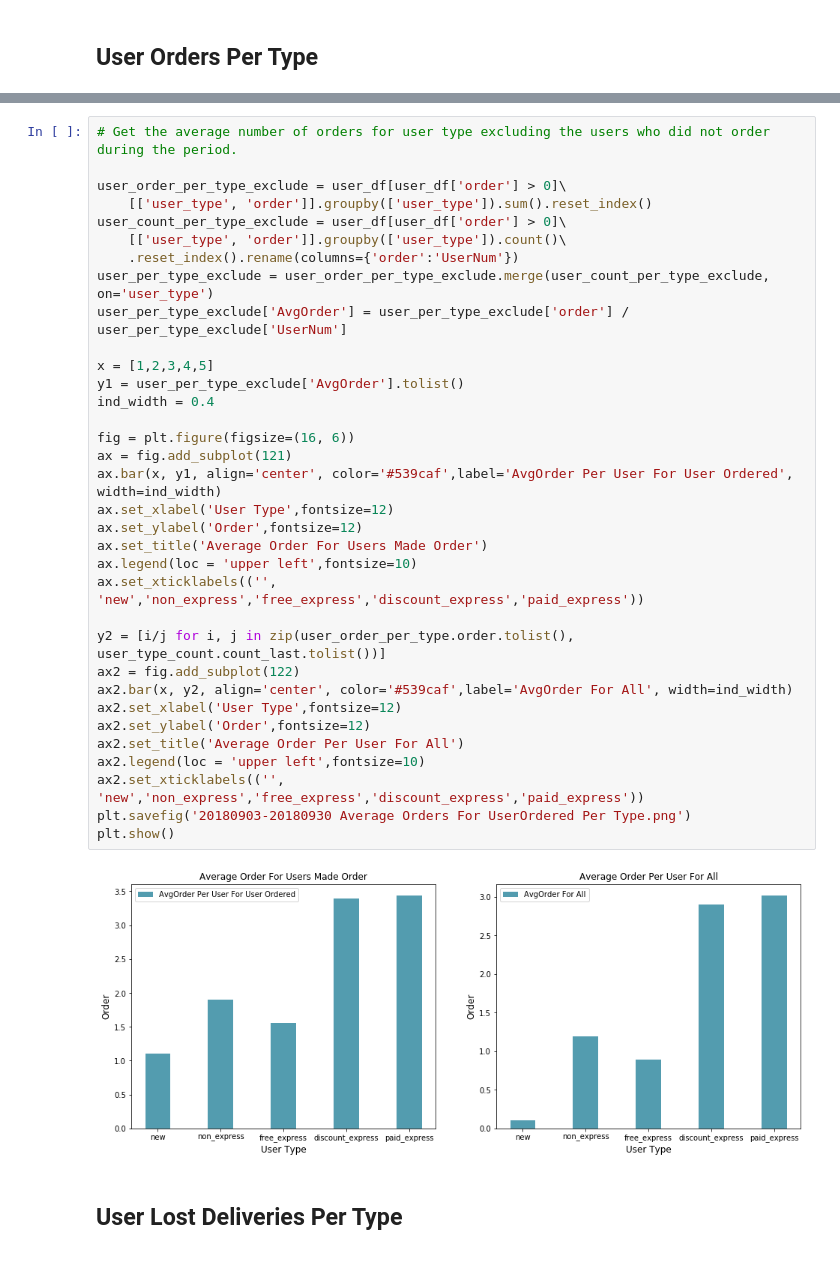
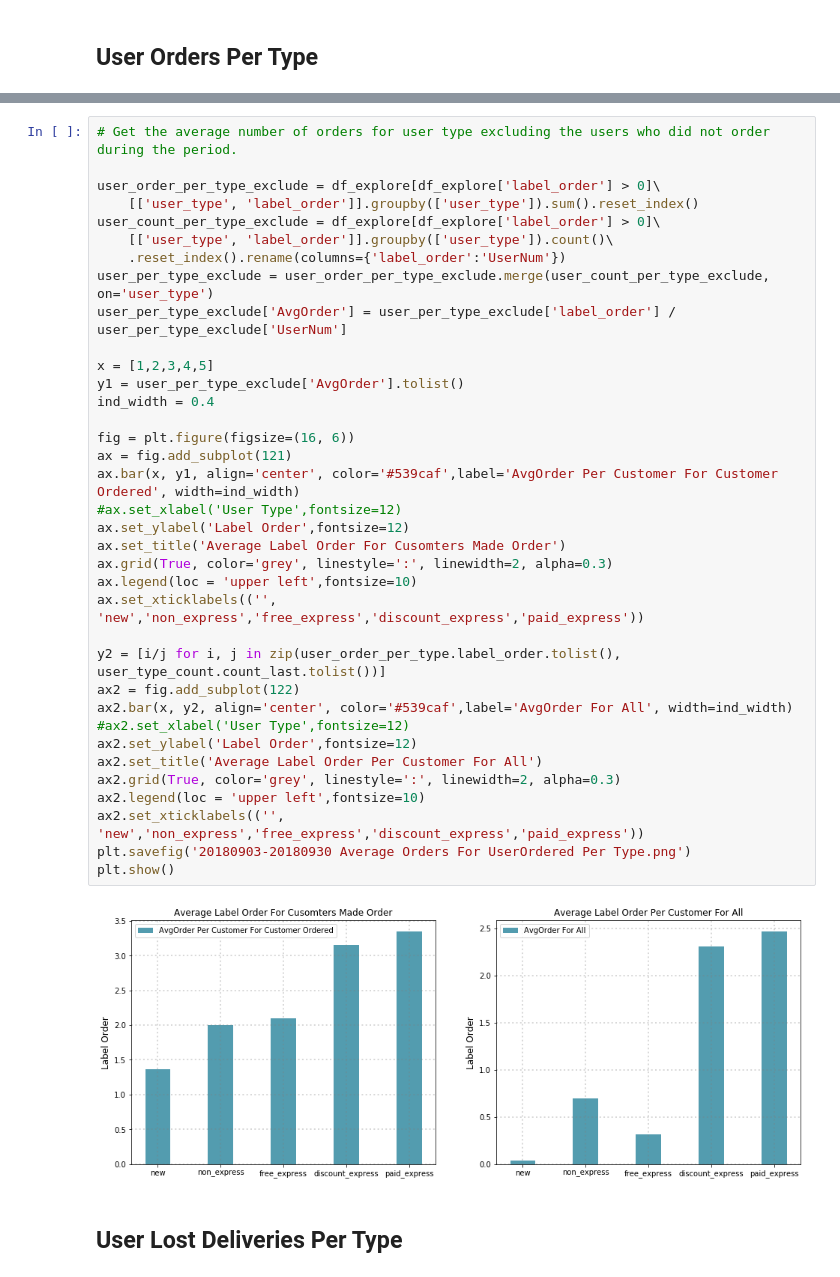
Before and after one commit to JustinNew/archive, a Jupyter notebook: projects/LostDemandImpact/Lost_Deliveries_Impact_V1.0.ipynb, the cells around one changed output, grey strips where cells are left out. Saved outputs shown, nothing was run; the diff lists cells and outputs as text.

```diff
--- a/projects/LostDemandImpact/Lost_Deliveries_Impact_V1.0.ipynb
+++ b/projects/LostDemandImpact/Lost_Deliveries_Impact_V1.0.ipynb
@@ -312,39 +319,41 @@ plt.show()
 # %%
 # Get the average number of orders for user type excluding the users who did not order during the period.
 
-user_order_per_type_exclude = user_df[user_df['order'] > 0]\
-    [['user_type', 'order']].groupby(['user_type']).sum().reset_index()
-user_count_per_type_exclude = user_df[user_df['order'] > 0]\
-    [['user_type', 'order']].groupby(['user_type']).count()\
-    .reset_index().rename(columns={'order':'UserNum'})
+user_order_per_type_exclude = df_explore[df_explore['label_order'] > 0]\
+    [['user_type', 'label_order']].groupby(['user_type']).sum().reset_index()
+user_count_per_type_exclude = df_explore[df_explore['label_order'] > 0]\
+    [['user_type', 'label_order']].groupby(['user_type']).count()\
+    .reset_index().rename(columns={'label_order':'UserNum'})
 user_per_type_exclude = user_order_per_type_exclude.merge(user_count_per_type_exclude, on='user_type')
-user_per_type_exclude['AvgOrder'] = user_per_type_exclude['order'] / user_per_type_exclude['UserNum']
+user_per_type_exclude['AvgOrder'] = user_per_type_exclude['label_order'] / user_per_type_exclude['UserNum']
 
 x = [1,2,3,4,5]
 y1 = user_per_type_exclude['AvgOrder'].tolist()
 ind_width = 0.4
 
 fig = plt.figure(figsize=(16, 6))
 ax = fig.add_subplot(121)
-ax.bar(x, y1, align='center', color='#539caf',label='AvgOrder Per User For User Ordered', width=ind_width)
-ax.set_xlabel('User Type',fontsize=12)
-ax.set_ylabel('Order',fontsize=12)
-ax.set_title('Average Order For Users Made Order')
+ax.bar(x, y1, align='center', color='#539caf',label='AvgOrder Per Customer For Customer Ordered', width=ind_width)
+#ax.set_xlabel('User Type',fontsize=12)
+ax.set_ylabel('Label Order',fontsize=12)
+ax.set_title('Average Label Order For Cusomters Made Order')
+ax.grid(True, color='grey', linestyle=':', linewidth=2, alpha=0.3)
 ax.legend(loc = 'upper left',fontsize=10)
 ax.set_xticklabels(('', 'new','non_express','free_express','discount_express','paid_express'))
 
-y2 = [i/j for i, j in zip(user_order_per_type.order.tolist(), user_type_count.count_last.tolist())]
+y2 = [i/j for i, j in zip(user_order_per_type.label_order.tolist(), user_type_count.count_last.tolist())]
 ax2 = fig.add_subplot(122)
 ax2.bar(x, y2, align='center', color='#539caf',label='AvgOrder For All', width=ind_width)
-ax2.set_xlabel('User Type',fontsize=12)
-ax2.set_ylabel('Order',fontsize=12)
-ax2.set_title('Average Order Per User For All')
+#ax2.set_xlabel('User Type',fontsize=12)
+ax2.set_ylabel('Label Order',fontsize=12)
+ax2.set_title('Average Label Order Per Customer For All')
+ax2.grid(True, color='grey', linestyle=':', linewidth=2, alpha=0.3)
 ax2.legend(loc = 'upper left',fontsize=10)
 ax2.set_xticklabels(('', 'new','non_express','free_express','discount_express','paid_express'))
 plt.savefig('20180903-20180930 Average Orders For UserOrdered Per Type.png')
 plt.show()
 # %% [output]
-[figure, old version]
+[figure, new version]
 # %% [markdown]
 ## User Lost Deliveries Per Type
 # %%
```
Also changed, not shown: parts of 31 cells of this notebook, 1 other file.
